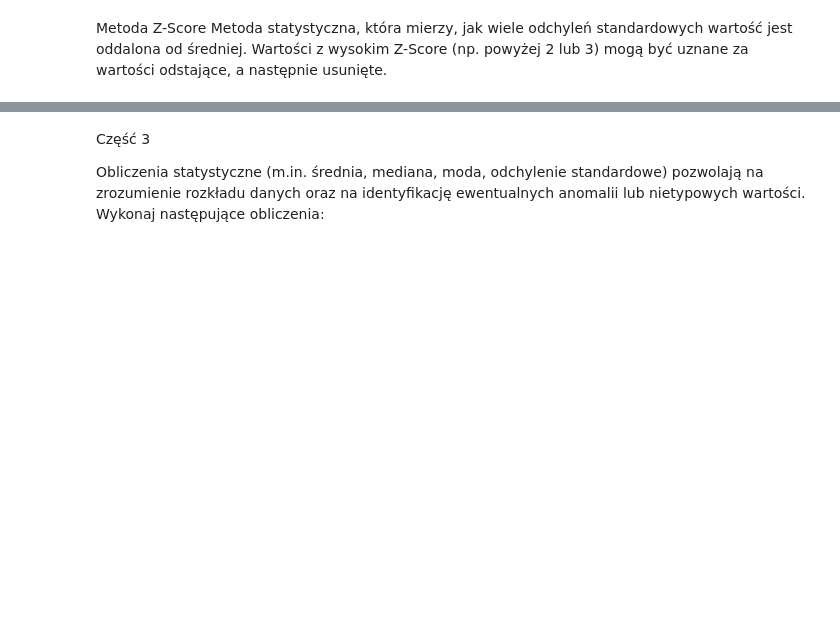
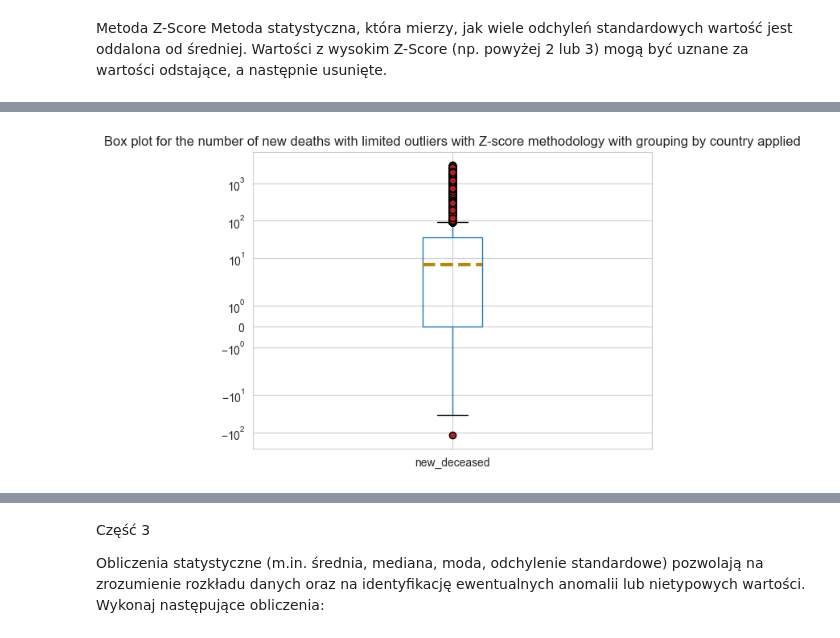
Before and after one commit to qmacdom/BigData, a Jupyter notebook: zad2.ipynb, the cells around one changed output, grey strips where cells are left out. Drawn from its saved outputs; the diff is of its cells as text; code cells hidden in the pictures; blank space fills up the shorter version.

```diff
--- a/zad2.ipynb
+++ b/zad2.ipynb
@@ -128 +150,28 @@ plt.show()
+# %%
+merged_data_df = pd.read_csv('results\\prepared_for_2_ex.csv')
+
+data_for_2_1_2 = merged_data_df[['new_deceased', '3 letter country code']]
+
+
+def remove_outliers_in_groups(group, threshold=2):
+    zscores = np.abs(stats.zscore(group['new_deceased'], nan_policy='omit'))
+    return group[zscores <= threshold]
+
+
+data_for_2_1_2_without_outliers = data_for_2_1_2.groupby(
+    '3 letter country code', group_keys=False).apply(remove_outliers_in_groups)
+
+data_for_2_1_2_without_outliers.boxplot(["new_deceased"],
+                                        flierprops={'marker': 'o',
+                                                    'markersize': 6,
+                                                    'markerfacecolor': 'firebrick'},
+                                        medianprops={'linestyle': '--',
+                                                     'linewidth': 3,
+                                                     'color': 'darkgoldenrod'})
+plt.yscale('symlog')
+plt.title(
+    'Box plot for the number of new deaths with limited outliers with Z-score methodology with grouping by country applied')
+plt.show()
+# %% [output]
+[figure, added]
 # %%
```
Also changed, not shown: parts of 14 cells of this notebook.
